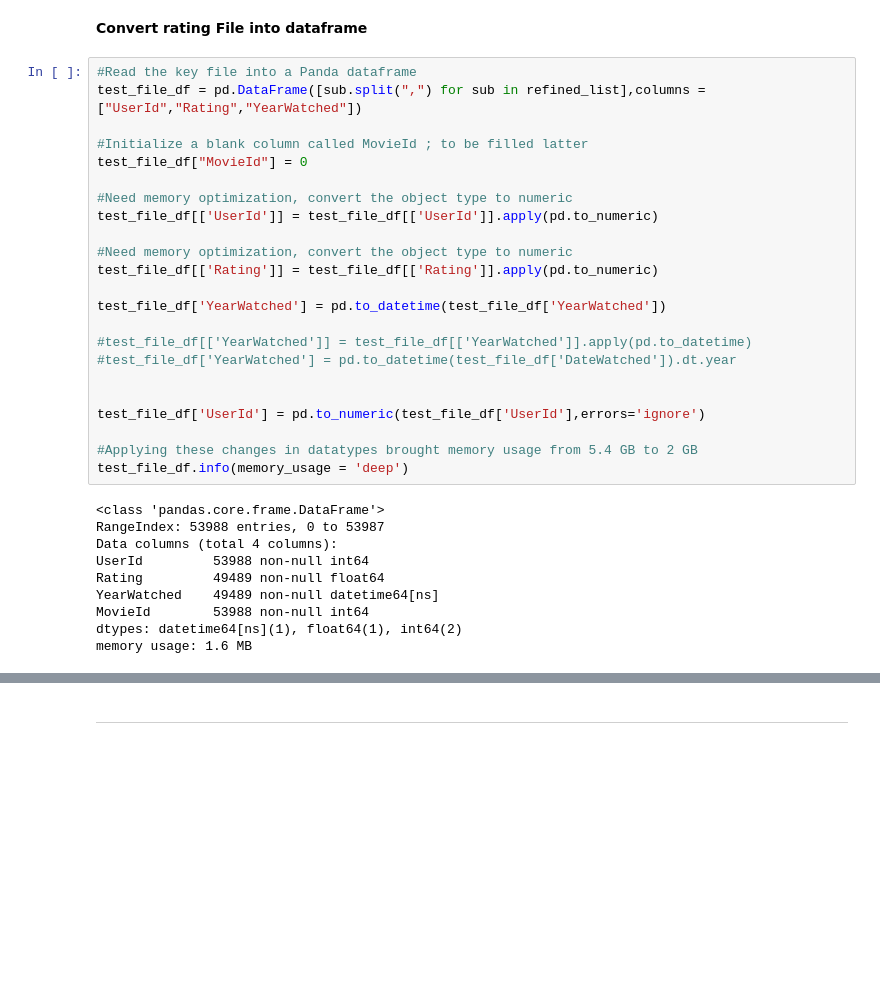
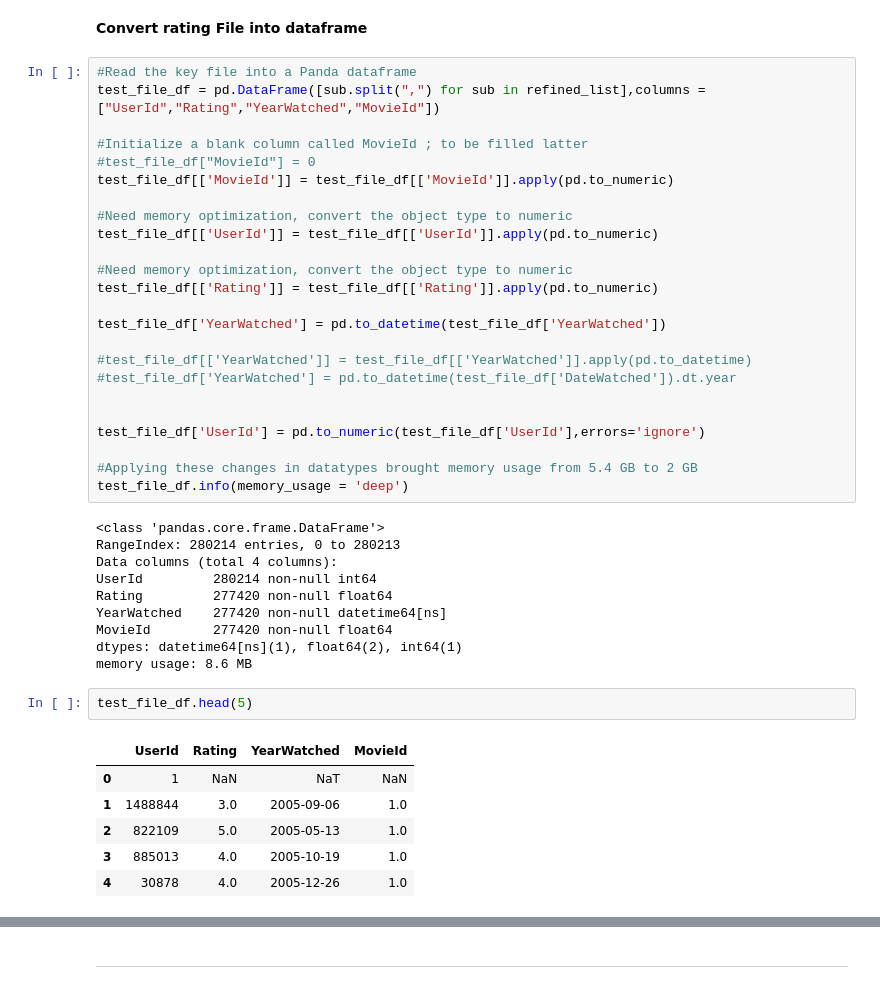
Before and after one commit to ShriPunta/Netflix-Graph-Dataset-Project, a Jupyter notebook: ParsingTheCombinedFile.ipynb, the cells around one changed output, grey strips where cells are left out. Cells and saved outputs as stored; diff of their text form; blank space fills up the shorter version.

```diff
--- a/ParsingTheCombinedFile.ipynb
+++ b/ParsingTheCombinedFile.ipynb
@@ -165,10 +166,11 @@ Total number of Elements in list --> 4245050   Size they occupy in bytes --> 357
 **Convert rating File into dataframe**
 # %%
 #Read the key file into a Panda dataframe
-test_file_df = pd.DataFrame([sub.split(",") for sub in refined_list],columns = ["UserId","Rating","YearWatched"])
+test_file_df = pd.DataFrame([sub.split(",") for sub in refined_list],columns = ["UserId","Rating","YearWatched","MovieId"])
 
 #Initialize a blank column called MovieId ; to be filled latter
-test_file_df["MovieId"] = 0
+#test_file_df["MovieId"] = 0
+test_file_df[['MovieId']] = test_file_df[['MovieId']].apply(pd.to_numeric)
 
 #Need memory optimization, convert the object type to numeric
 test_file_df[['UserId']] = test_file_df[['UserId']].apply(pd.to_numeric)
@@ -188,11 +190,20 @@ test_file_df['UserId'] = pd.to_numeric(test_file_df['UserId'],errors='ignore')
 test_file_df.info(memory_usage = 'deep')
 # %% [output]
 <class 'pandas.core.frame.DataFrame'>
-RangeIndex: 53988 entries, 0 to 53987
+RangeIndex: 280214 entries, 0 to 280213
 Data columns (total 4 columns):
-UserId         53988 non-null int64
-Rating         49489 non-null float64
-YearWatched    49489 non-null datetime64[ns]
-MovieId        53988 non-null int64
-dtypes: datetime64[ns](1), float64(1), int64(2)
-memory usage: 1.6 MB
+UserId         280214 non-null int64
+Rating         277420 non-null float64
+YearWatched    277420 non-null datetime64[ns]
+MovieId        277420 non-null float64
+dtypes: datetime64[ns](1), float64(2), int64(1)
+memory usage: 8.6 MB
+# %%
+test_file_df.head(5)
+# %% [output]
+|  | UserId | Rating | YearWatched | MovieId |
+| 0 | 1 | NaN | NaT | NaN |
+| 1 | 1488844 | 3.0 | 2005-09-06 | 1.0 |
+| 2 | 822109 | 5.0 | 2005-05-13 | 1.0 |
+| 3 | 885013 | 4.0 | 2005-10-19 | 1.0 |
+| 4 | 30878 | 4.0 | 2005-12-26 | 1.0 |
```
Also changed, not shown: parts of 11 cells of this notebook.
